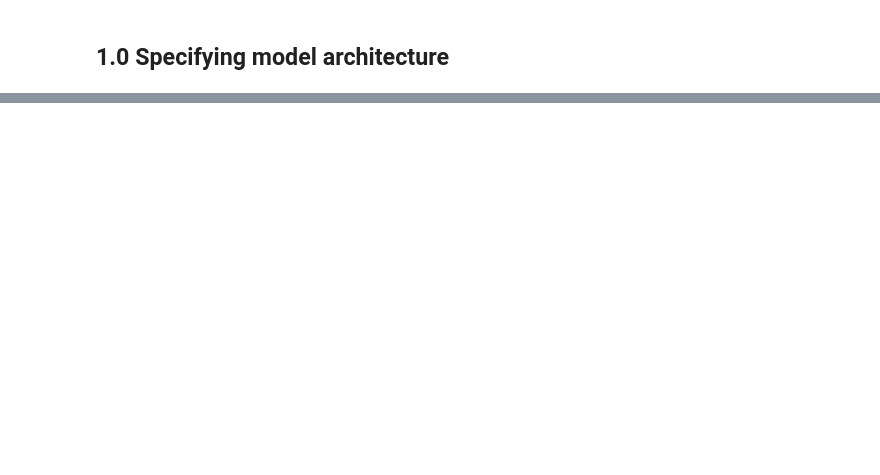
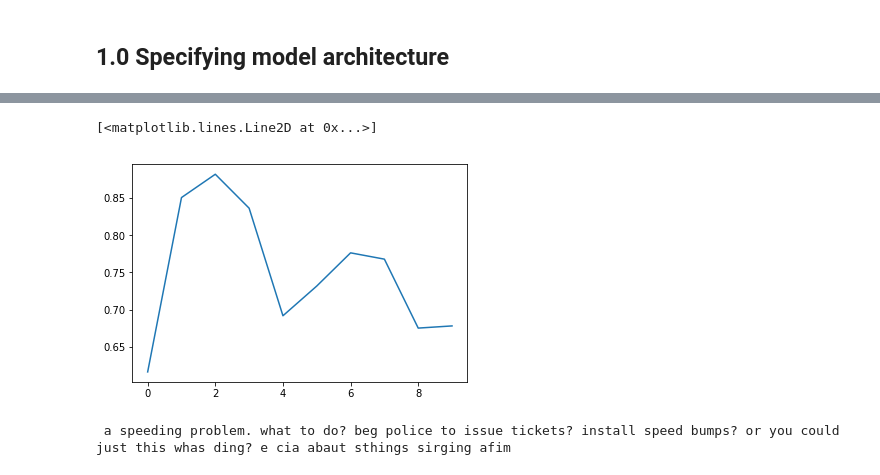
Before and after one commit to coraames/WaitWait, a Jupyter notebook: WWDA Generating Text.ipynb, the cells around one changed output, grey strips where cells are left out. Drawn from its saved outputs; the diff is of its cells as text; code cells hidden in the pictures; blank space fills up the shorter version.

```diff
--- a/WWDA Generating Text.ipynb
+++ b/WWDA Generating Text.ipynb
@@ -178,7 +182,7 @@ transcript_df['encoded'] = transcript_df.loc[:,'transcript'].apply(one_hot_trans
 To build up the training set, we will be taking all of our training transcripts and breaking them up into pieces of a set size. The "x" values will be the set of encoded integers, and the "y" value will be the integer that immediately follows. The goal of the model will be to predict the next letter (or punctuation mark), given the previous letters.
 # %%
 # parameters
-n_times = 100
+n_times = 50
 n_components = len(all_tokens)+1
 step_size = 50
 batch_size = 32
@@ -329,32 +333,30 @@ from keras.layers import GRU,Dense,Bidirectional,Input,Add,Dropout
 from keras.callbacks import Callback
 # %%
 # parameter setting
-n_units = 32 # size of RNN layers
+n_units = 256 # size of RNN layers
 
 # helper function to add in a middle GRU layer and sum the outputs+inputs to that layer
 def Add_GRU_layer(inp,n_units):
     mid = Bidirectional(GRU(n_units,activation='tanh',input_shape=(n_times,n_components),return_sequences=True))(inp)
-    mid =
+    mid = SpatialDropout1D(rate=.25)(mid)
     final = Add()([inp,mid])
     return final
 
-# Define the model
+## Model layer definitions start here
 x_in = Input(shape=(None,n_components))
 
 # GRU layers
 x = Bidirectional(GRU(n_units,activation='tanh',input_shape=(n_times,n_components),return_sequences=True))(x_in)
 
 # middle layers, with skip-gram combinations
-for mid_layer in range(3):
+for mid_layer in range(1):
     x = Add_GRU_layer(x,n_units)
 
 # final layer, no returning sequences
 x = Bidirectional(GRU(256,activation='tanh',input_shape=(n_times,n_components),return_sequences=False))(x)
 
-dense_out = Dense(128,activation='relu')(x)
-dense_out = Dropout(rate=.25)(dense_out)
 
-dense_out = Dense(n_components,activation='softmax')(dense_out)
+dense_out = Dense(n_components,activation='softmax')(x)
 
 model = Model(inputs=[x_in],outputs=[dense_out])
 model.compile(loss='categorical_crossentropy',optimizer='adam')
@@ -385,14 +388,11 @@ class generator_callback(Callback):
     def on_epoch_end(self,epoch=0,logs={}):
         Predict_transcript(x_val[100]);
 # %%
-early_stopping = keras.callbacks.EarlyStopping(monitor='val_loss',patience=5)
+# Train the model
+early_stopping = keras.callbacks.EarlyStopping(monitor='val_loss',patience=8)
 progress_reporter = generator_callback()
 history = model.fit_generator(train_gen,
-                              validation_data=val_gen,
-                              epochs=50,
-                              steps_per_epoch=200,
-                              validation_steps=20,
-                              callbacks=[early_stopping])
+                              epochs=10,
+                              steps_per_epoch=82)
 plt.plot(history.history['loss'])
-plt.plot(history.history['val_loss'])
 # %% [output]
@@ -403,0 +419,2 @@ Epoch 3/50
+[<matplotlib.lines.Line2D at 0x...>]
+[figure, added]
@@ -405,0 +423,4 @@ help(model.fit_generator)
+# %%
+Predict_transcript(x_val[100],chars_to_generate=50);
+# %% [output]
+ a speeding problem. what to do? beg police to issue tickets? install speed bumps? or you could just this whas ding? e cia abaut sthings sirging afim
```
Also changed, not shown: parts of 14 cells of this notebook.
